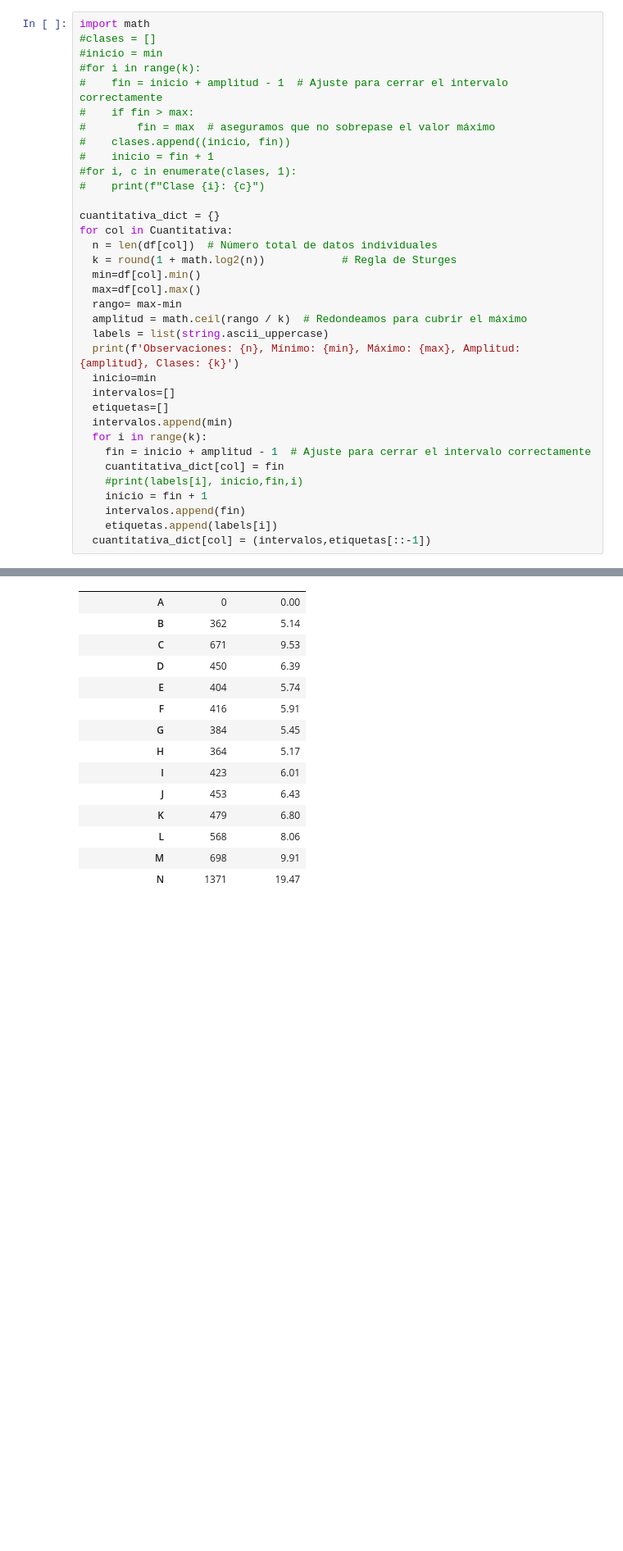
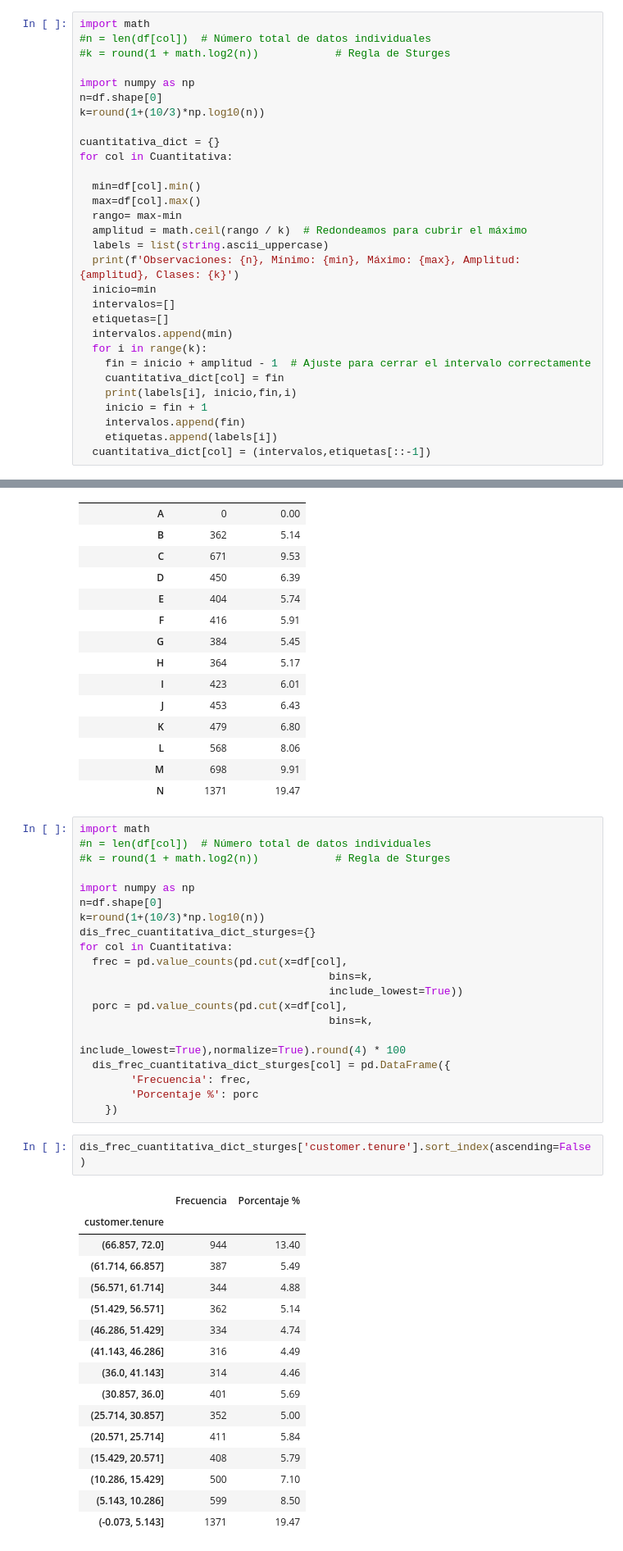
Before and after one commit to Tecindes/ChakkengeONE, a Jupyter notebook: TelecomX_parte2_latam.ipynb, the cells around one changed output, grey strips where cells are left out. Shown at 82% size. Cells and saved outputs as stored; diff of their text form; blank space fills up the shorter version.

```diff
--- a/TelecomX_parte2_latam.ipynb
+++ b/TelecomX_parte2_latam.ipynb
@@ -232,21 +232,16 @@ Columna: account.Charges.Total, Mínimo: 0.0
 Columna: account.Charges.Total, Máximo: 8684.8
 # %%
 import math
-#clases = []
-#inicio = min
-#for i in range(k):
-#    fin = inicio + amplitud - 1  # Ajuste para cerrar el intervalo correctamente
-#    if fin > max:
-#        fin = max  # aseguramos que no sobrepase el valor máximo
-#    clases.append((inicio, fin))
-#    inicio = fin + 1
-#for i, c in enumerate(clases, 1):
-#    print(f"Clase {i}: {c}")
+#n = len(df[col])  # Número total de datos individuales
+#k = round(1 + math.log2(n))            # Regla de Sturges
+
+import numpy as np
+n=df.shape[0]
+k=round(1+(10/3)*np.log10(n))
 
 cuantitativa_dict = {}
 for col in Cuantitativa:
-  n = len(df[col])  # Número total de datos individuales
-  k = round(1 + math.log2(n))            # Regla de Sturges
+
   min=df[col].min()
   max=df[col].max()
   rango= max-min
@@ -260,7 +255,7 @@ for col in Cuantitativa:
   for i in range(k):
     fin = inicio + amplitud - 1  # Ajuste para cerrar el intervalo correctamente
     cuantitativa_dict[col] = fin
-    #print(labels[i], inicio,fin,i)
+    print(labels[i], inicio,fin,i)
     inicio = fin + 1
     intervalos.append(fin)
     etiquetas.append(labels[i])
@@ -323,3 +332,42 @@ dis_frec_cuantitativa_dict['customer.tenure'].sort_index(ascending=False)
 | L | 568 | 8.06 |
 | M | 698 | 9.91 |
 | N | 1371 | 19.47 |
+# %%
+import math
+#n = len(df[col])  # Número total de datos individuales
+#k = round(1 + math.log2(n))            # Regla de Sturges
+
+import numpy as np
+n=df.shape[0]
+k=round(1+(10/3)*np.log10(n))
+dis_frec_cuantitativa_dict_sturges={}
+for col in Cuantitativa:
+  frec = pd.value_counts(pd.cut(x=df[col],
+                                       bins=k,
+                                       include_lowest=True))
+  porc = pd.value_counts(pd.cut(x=df[col],
+                                       bins=k,
+                                       include_lowest=True),normalize=True).round(4) * 100
+  dis_frec_cuantitativa_dict_sturges[col] = pd.DataFrame({
+        'Frecuencia': frec,
+        'Porcentaje %': porc
+    })
+# %%
+dis_frec_cuantitativa_dict_sturges['customer.tenure'].sort_index(ascending=False)
+# %% [output]
+|  | Frecuencia | Porcentaje % |
+| customer.tenure |  |  |
+| (66.857, 72.0] | 944 | 13.40 |
+| (61.714, 66.857] | 387 | 5.49 |
+| (56.571, 61.714] | 344 | 4.88 |
+| (51.429, 56.571] | 362 | 5.14 |
+| (46.286, 51.429] | 334 | 4.74 |
+| (41.143, 46.286] | 316 | 4.49 |
+| (36.0, 41.143] | 314 | 4.46 |
+| (30.857, 36.0] | 401 | 5.69 |
+| (25.714, 30.857] | 352 | 5.00 |
+| (20.571, 25.714] | 411 | 5.84 |
+| (15.429, 20.571] | 408 | 5.79 |
+| (10.286, 15.429] | 500 | 7.10 |
+| (5.143, 10.286] | 599 | 8.50 |
+| (-0.073, 5.143] | 1371 | 19.47 |
```
Also changed, not shown: parts of 3 cells of this notebook.
